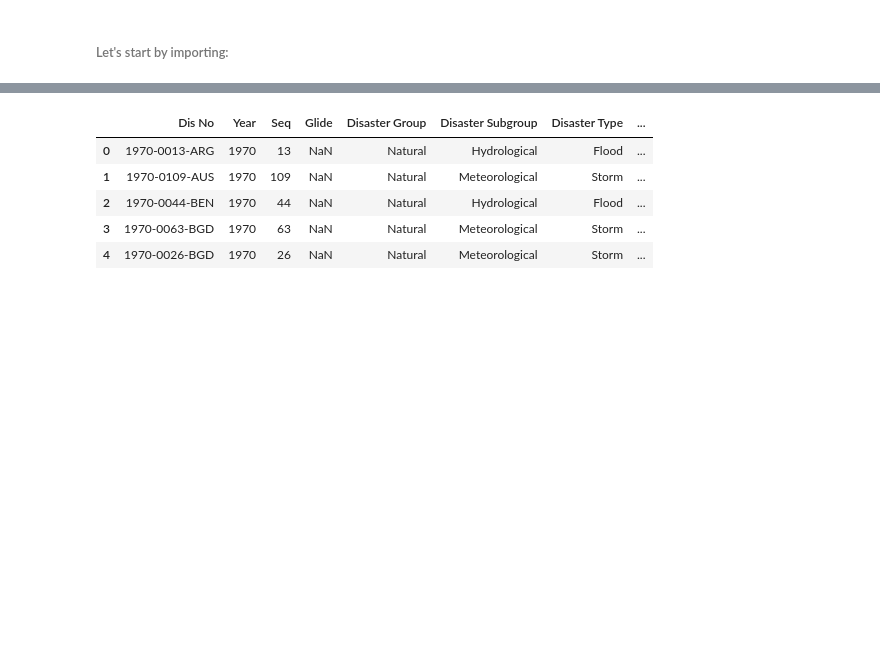
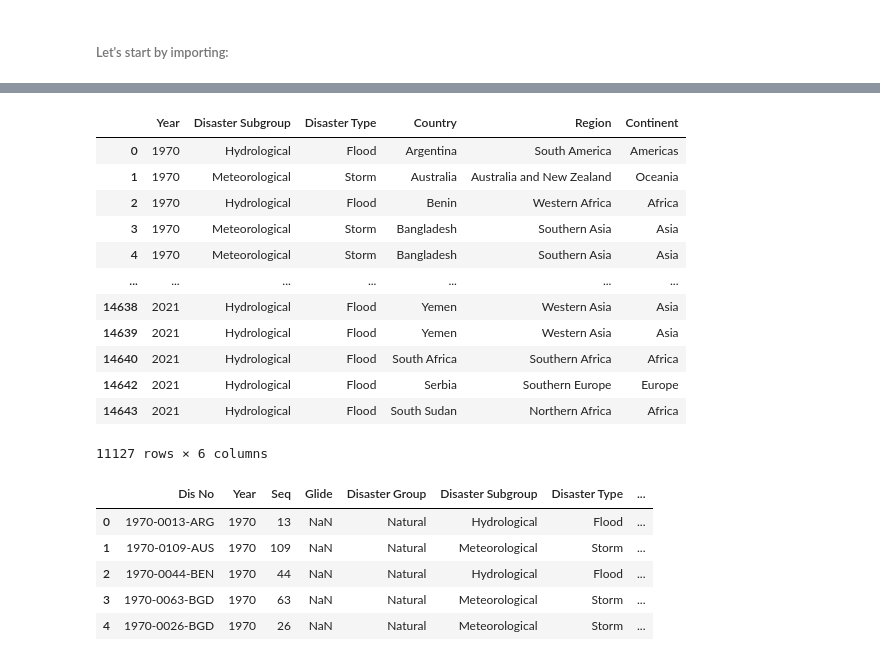
Before and after one commit to ubco-W2022T2-data301/project-group-group42, a Jupyter notebook: analysis/analysisRona.ipynb, the cells around one changed output, grey strips where cells are left out. Cells and saved outputs as stored; diff of their text form; code cells hidden in the pictures; blank space fills up the shorter version.

```diff
--- a/analysis/analysisRona.ipynb
+++ b/analysis/analysisRona.ipynb
@@ -11,3 +31,26 @@
+# %%
+def processed_nd_data():
+    dfclean = (pd.read_csv("../data/raw/1900_2021_DISASTERS.csv")
+           .query('`Disaster Type` in ["Flood", "Storm", "Drought", "Wildfire", "Landslide"]')
+           .iloc[:, [1, 5, 6, 10, 12, 13]]
+           .dropna()
+          )
+    return dfclean
+processed_nd_data()
+# %% [output]
+|  | Year | Disaster Subgroup | Disaster Type | Country | Region | Continent |
+| 0 | 1970 | Hydrological | Flood | Argentina | South America | Americas |
+| 1 | 1970 | Meteorological | Storm | Australia | Australia and New Zealand | Oceania |
+| 2 | 1970 | Hydrological | Flood | Benin | Western Africa | Africa |
+| 3 | 1970 | Meteorological | Storm | Bangladesh | Southern Asia | Asia |
+| 4 | 1970 | Meteorological | Storm | Bangladesh | Southern Asia | Asia |
+| ... | ... | ... | ... | ... | ... | ... |
+| 14638 | 2021 | Hydrological | Flood | Yemen | Western Asia | Asia |
+| 14639 | 2021 | Hydrological | Flood | Yemen | Western Asia | Asia |
+| 14640 | 2021 | Hydrological | Flood | South Africa | Southern Africa | Africa |
+| 14642 | 2021 | Hydrological | Flood | Serbia | Southern Europe | Europe |
+| 14643 | 2021 | Hydrological | Flood | South Sudan | Northern Africa | Africa |
+11127 rows × 6 columns
 # %%
 import pandas as pd
 import matplotlib.pyplot as plt
```
Also changed, not shown: parts of 9 cells of this notebook.
